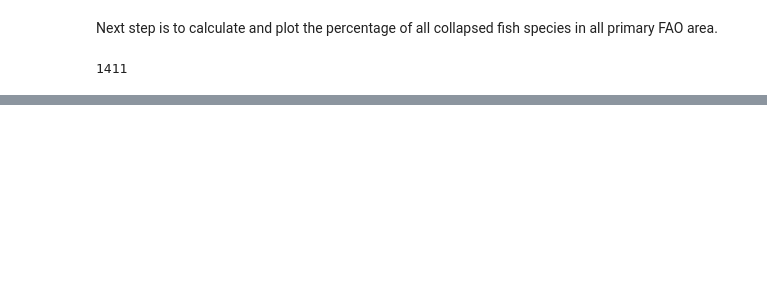
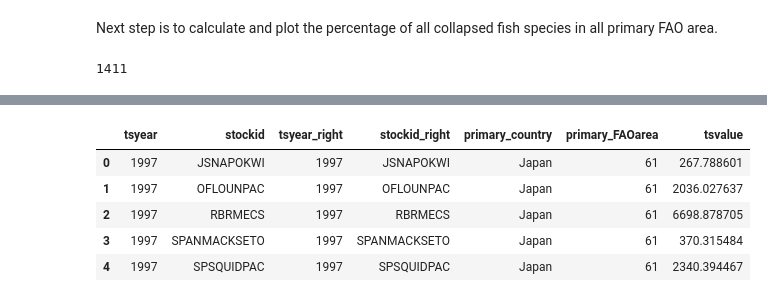
Before and after one commit to espm-288/fish-a_team_fish, a Jupyter notebook: notebook.ipynb, the cells around one changed output, grey strips where cells are left out. Cells and saved outputs as stored; diff of their text form; code cells hidden in the pictures; blank space fills up the shorter version.

```diff
--- a/notebook.ipynb
+++ b/notebook.ipynb
@@ -342,6 +342,14 @@ unique_combinations = (filtered_1950
 unique_combinations
 # %% [output]
 1411
+# %%
+# Calculating the average ts_value of fish stock from 1950 onwards
+avg_fish_year= (filtered_1950
+.group_by(_.tsyear, _.stockid, _.primary_country, _.primary_FAOarea) #primary_FAOarea, , _.scientificname
+.aggregate(tsvalue=_.tsvalue.mean())
+)
+
+#avg_fish_year.execute()
 # %%
 # to id missing values, we want to create a grid of all possible combinations
 # this should be similiar to Rs expand grdc
@@ -375,9 +386,21 @@ avg_fish_year= (filtered_1950
 # %%
 # join with original data now
 expanded_data = (
     all_combinations
     .left_join(
         avg_fish_year,
-        ['tsyear', 'stockid', 'primary_country', 'primary_FAOarea']
+        ['tsyear', 'stockid']
     )
 )
+
+#distinct_tsvalue = expanded_data['tsvalue'].unique()
+#print(distinct_tsvalue)
+
+expanded_data.head().execute()
+# %% [output]
+|  | tsyear | stockid | tsyear_right | stockid_right | primary_country | primary_FAOarea | tsvalue |
+| 0 | 1997 | JSNAPOKWI | 1997 | JSNAPOKWI | Japan | 61 | 267.788601 |
+| 1 | 1997 | OFLOUNPAC | 1997 | OFLOUNPAC | Japan | 61 | 2036.027637 |
+| 2 | 1997 | RBRMECS | 1997 | RBRMECS | Japan | 61 | 6698.878705 |
+| 3 | 1997 | SPANMACKSETO | 1997 | SPANMACKSETO | Japan | 61 | 370.315484 |
+| 4 | 1997 | SPSQUIDPAC | 1997 | SPSQUIDPAC | Japan | 61 | 2340.394467 |
```
Also changed, not shown: parts of 16 cells of this notebook.
